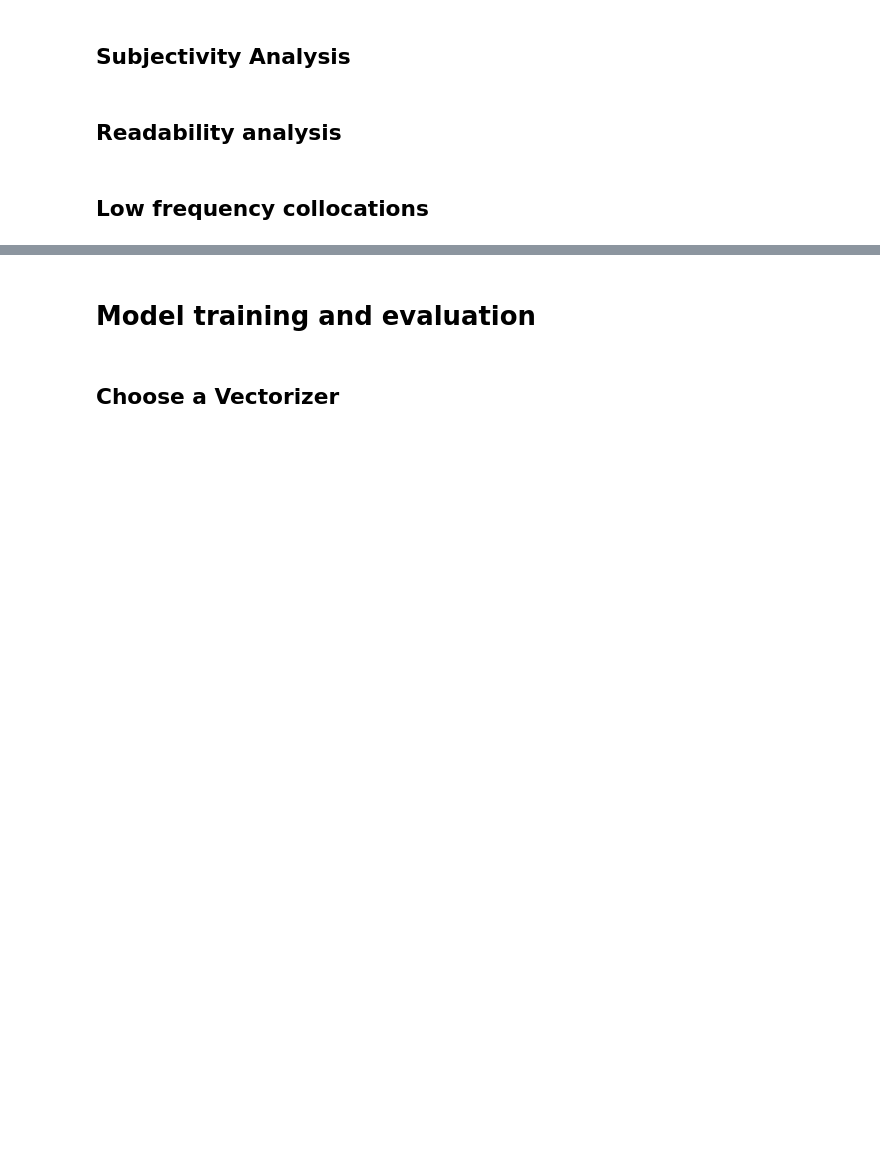
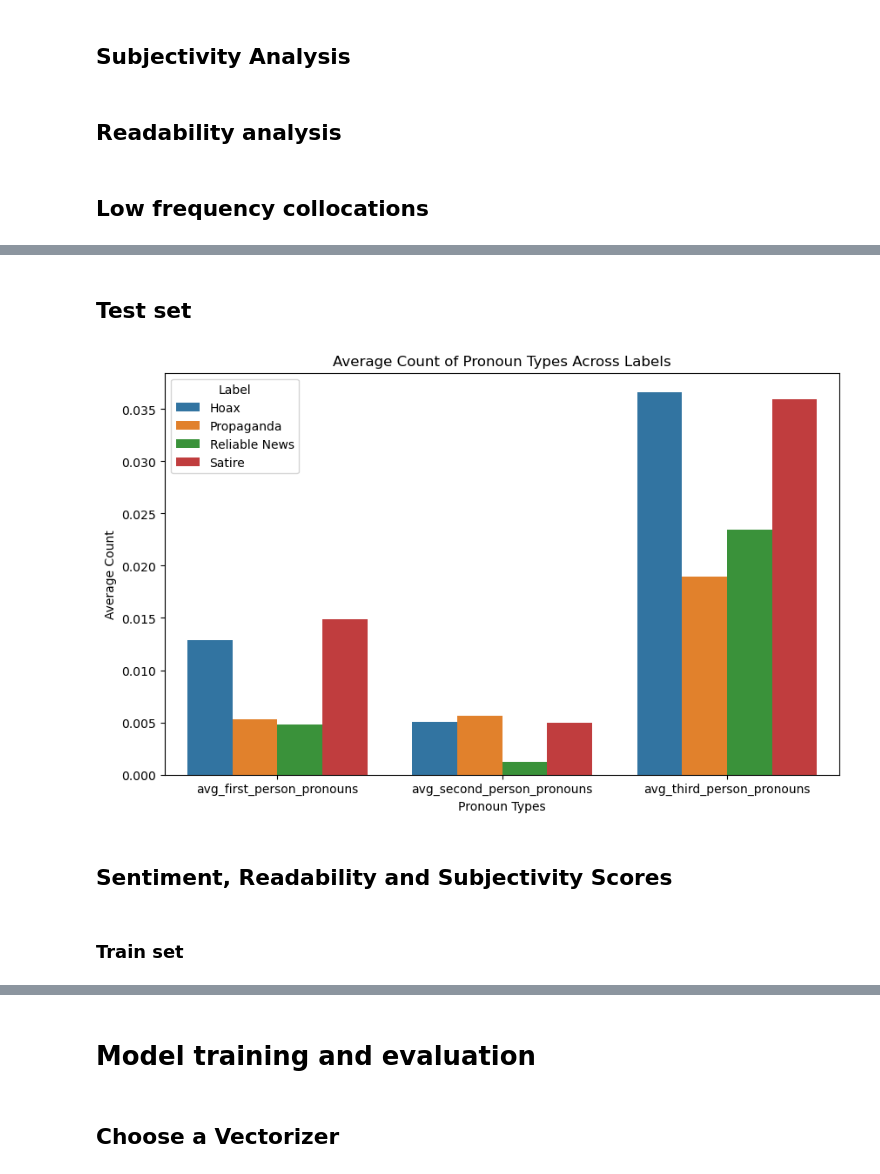
Before and after one commit to CS4248-Team46/CS4248_Group_46_project, a Jupyter notebook: LUN.ipynb, the cells around one changed output, grey strips where cells are left out. Drawn from its saved outputs; the diff is of its cells as text; code cells hidden in the pictures; blank space fills up the shorter version.

```diff
--- a/LUN.ipynb
+++ b/LUN.ipynb
@@ -398 +518,27 @@ np.save('test_semantic_dispersion.npy', test_sem_dis)
+# %% [markdown]
+## Test set
+# %%
+# Test set
+grouped_means = df_test.groupby('label')[['avg_first_person_pronouns', 'avg_second_person_pronouns', 'avg_third_person_pronouns']].mean()
+
+# Reset index if necessary to use 'label' as a normal column
+grouped_means = grouped_means.reset_index()
+
+# Melt the DataFrame to suit seaborn's barplot requirements
+melted_means = grouped_means.melt(id_vars=['label'], var_name='Pronoun Type', value_name='Average Count')
+
+# Create a bar plot with seaborn
+plt.figure(figsize=(10, 6))
+sns.barplot(x='Pronoun Type', y='Average Count', hue='label', data=melted_means)
+plt.title('Average Count of Pronoun Types Across Labels')
+plt.ylabel('Average Count')
+plt.xlabel('Pronoun Types')
+plt.legend(title='Label')
+plt.show()
+# %% [output]
+[figure, added]
+# %% [markdown]
+## Sentiment, Readability and Subjectivity Scores
+# %% [markdown]
+### Train set
 # %%
```
Also changed, not shown: parts of 59 cells of this notebook, 41 other files.
